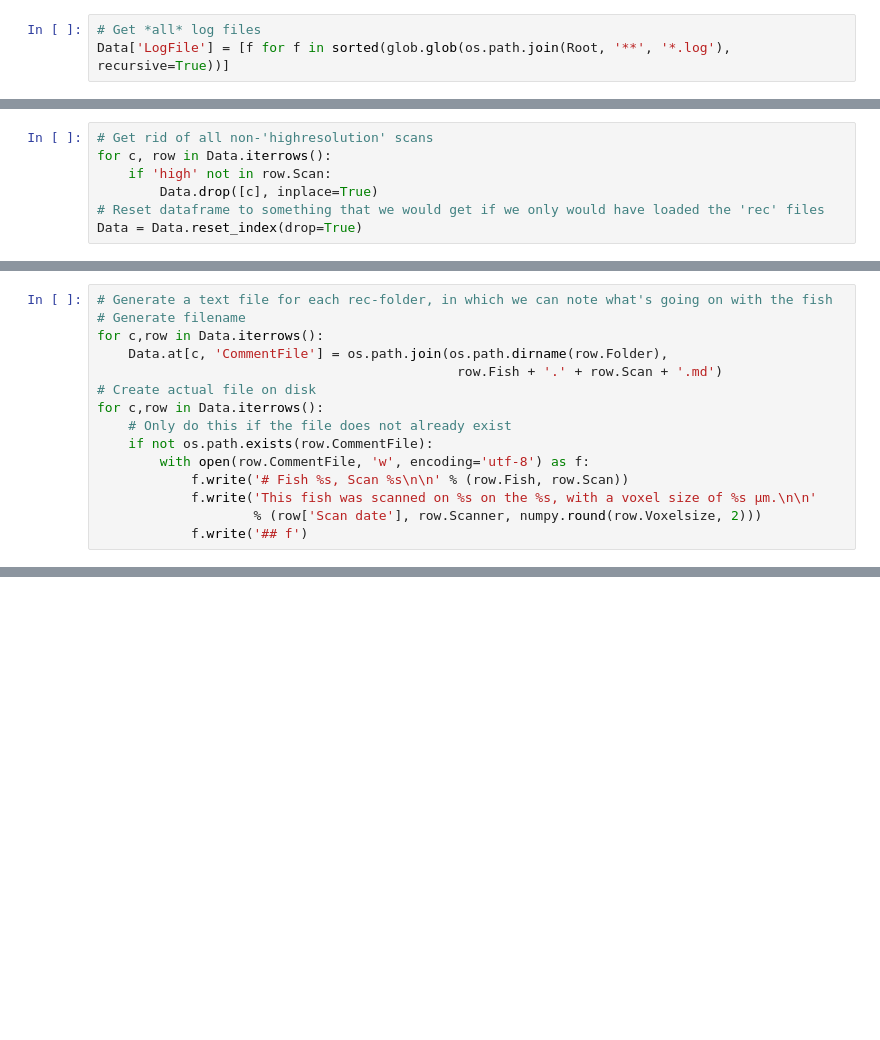
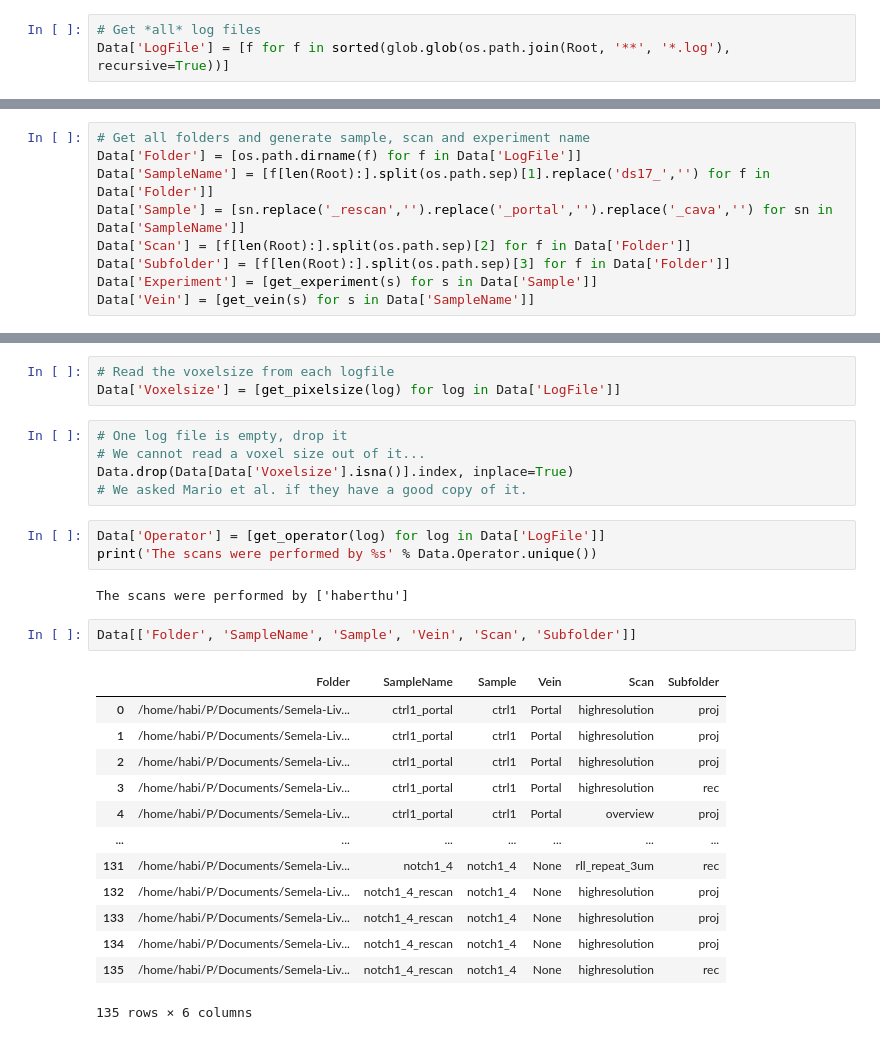
Before and after one commit to habi/liver-nchp, a Jupyter notebook: DataWrangling.ipynb, the cells around one changed output, grey strips where cells are left out. Drawn from its saved outputs; the diff is of its cells as text; blank space fills up the shorter version.

Commit message:
Reading pretty much all we need from the log files
Parts of the 'variables' are coming from the `proj`, and other parts are
coming from the `rec` log files.
Let's collate them later...

```diff
--- a/DataWrangling.ipynb
+++ b/DataWrangling.ipynb
@@ -306,7 +167,0 @@ Data
-# %%
-# Get rid of all non-'highresolution' scans
-for c, row in Data.iterrows():
-    if 'high' not in row.Scan:
-        Data.drop([c], inplace=True)
-# Reset dataframe to something that we would get if we only would have loaded the 'rec' files
-Data = Data.reset_index(drop=True)
@@ -394,15 +167,0 @@ SyntaxError: invalid syntax (263294990.py, line 1)
-# %%
-# Generate a text file for each rec-folder, in which we can note what's going on with the fish
-# Generate filename
-for c,row in Data.iterrows():
-    Data.at[c, 'CommentFile'] = os.path.join(os.path.dirname(row.Folder),
-                                              row.Fish + '.' + row.Scan + '.md')
-# Create actual file on disk
-for c,row in Data.iterrows():
-    # Only do this if the file does not already exist
-    if not os.path.exists(row.CommentFile):
-        with open(row.CommentFile, 'w', encoding='utf-8') as f:
-            f.write('# Fish %s, Scan %s\n\n' % (row.Fish, row.Scan))
-            f.write('This fish was scanned on %s on the %s, with a voxel size of %s μm.\n\n'
-                    % (row['Scan date'], row.Scanner, numpy.round(row.Voxelsize, 2)))
-            f.write('## f')
@@ -455,0 +168,9 @@ for c,row in Data.iterrows():
+# %%
+# Get all folders and generate sample, scan and experiment name
+Data['Folder'] = [os.path.dirname(f) for f in Data['LogFile']]
+Data['SampleName'] = [f[len(Root):].split(os.path.sep)[1].replace('ds17_','') for f in Data['Folder']]
+Data['Sample'] = [sn.replace('_rescan','').replace('_portal','').replace('_cava','') for sn in Data['SampleName']]
+Data['Scan'] = [f[len(Root):].split(os.path.sep)[2] for f in Data['Folder']]
+Data['Subfolder'] = [f[len(Root):].split(os.path.sep)[3] for f in Data['Folder']]
+Data['Experiment'] = [get_experiment(s) for s in Data['Sample']]
+Data['Vein'] = [get_vein(s) for s in Data['SampleName']]
@@ -455,0 +202,29 @@ for c,row in Data.iterrows():
+# %%
+# Read the voxelsize from each logfile
+Data['Voxelsize'] = [get_pixelsize(log) for log in Data['LogFile']]
+# %%
+# One log file is empty, drop it
+# We cannot read a voxel size out of it...
+Data.drop(Data[Data['Voxelsize'].isna()].index, inplace=True)
+# We asked Mario et al. if they have a good copy of it.
+# %%
+Data['Operator'] = [get_operator(log) for log in Data['LogFile']]
+print('The scans were performed by %s' % Data.Operator.unique())
+# %% [output]
+The scans were performed by ['haberthu']
+# %%
+Data[['Folder', 'SampleName', 'Sample', 'Vein', 'Scan', 'Subfolder']]
+# %% [output]
+|  | Folder | SampleName | Sample | Vein | Scan | Subfolder |
+| 0 | /home/habi/P/Documents/Semela-Liv... | ctrl1_portal | ctrl1 | Portal | highresolution | proj |
+| 1 | /home/habi/P/Documents/Semela-Liv... | ctrl1_portal | ctrl1 | Portal | highresolution | proj |
+| 2 | /home/habi/P/Documents/Semela-Liv... | ctrl1_portal | ctrl1 | Portal | highresolution | proj |
+| 3 | /home/habi/P/Documents/Semela-Liv... | ctrl1_portal | ctrl1 | Portal | highresolution | rec |
+| 4 | /home/habi/P/Documents/Semela-Liv... | ctrl1_portal | ctrl1 | Portal | overview | proj |
+| ... | ... | ... | ... | ... | ... | ... |
+| 131 | /home/habi/P/Documents/Semela-Liv... | notch1_4 | notch1_4 | None | rll_repeat_3um | rec |
+| 132 | /home/habi/P/Documents/Semela-Liv... | notch1_4_rescan | notch1_4 | None | highresolution | proj |
+| 133 | /home/habi/P/Documents/Semela-Liv... | notch1_4_rescan | notch1_4 | None | highresolution | proj |
+| 134 | /home/habi/P/Documents/Semela-Liv... | notch1_4_rescan | notch1_4 | None | highresolution | proj |
+| 135 | /home/habi/P/Documents/Semela-Liv... | notch1_4_rescan | notch1_4 | None | highresolution | rec |
+135 rows × 6 columns
```
Also changed, not shown: parts of 116 cells of this notebook.
